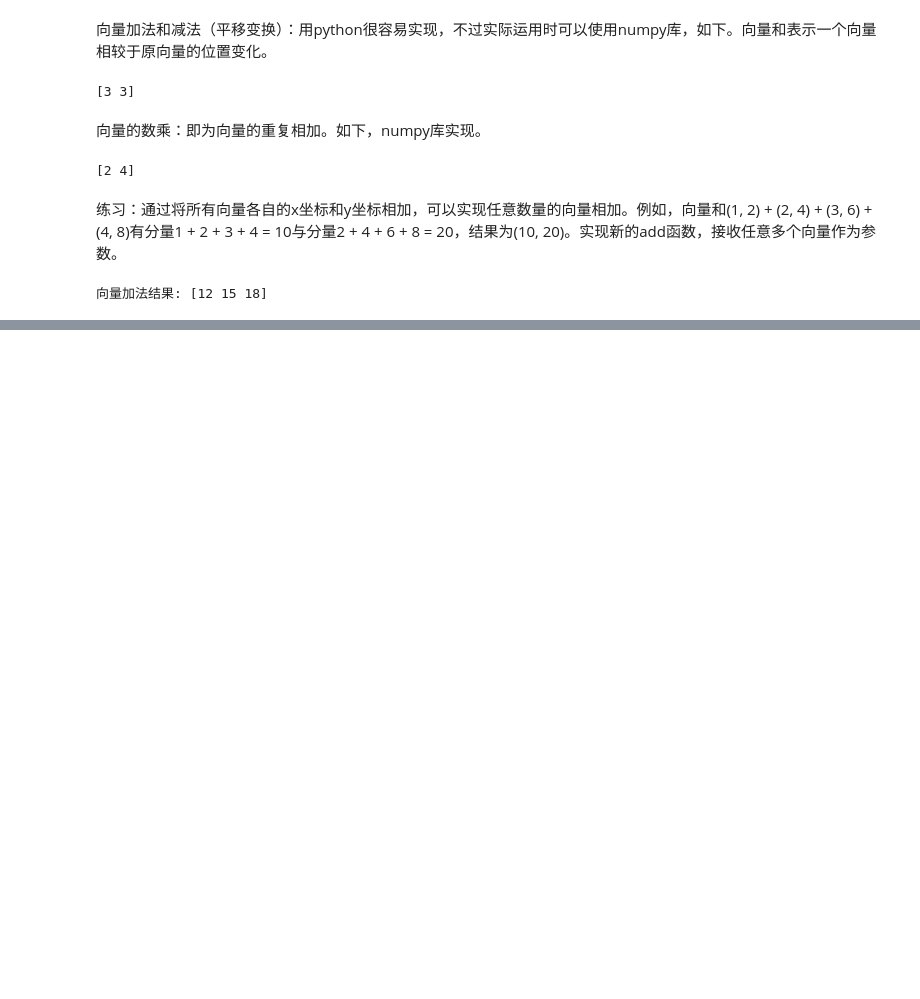
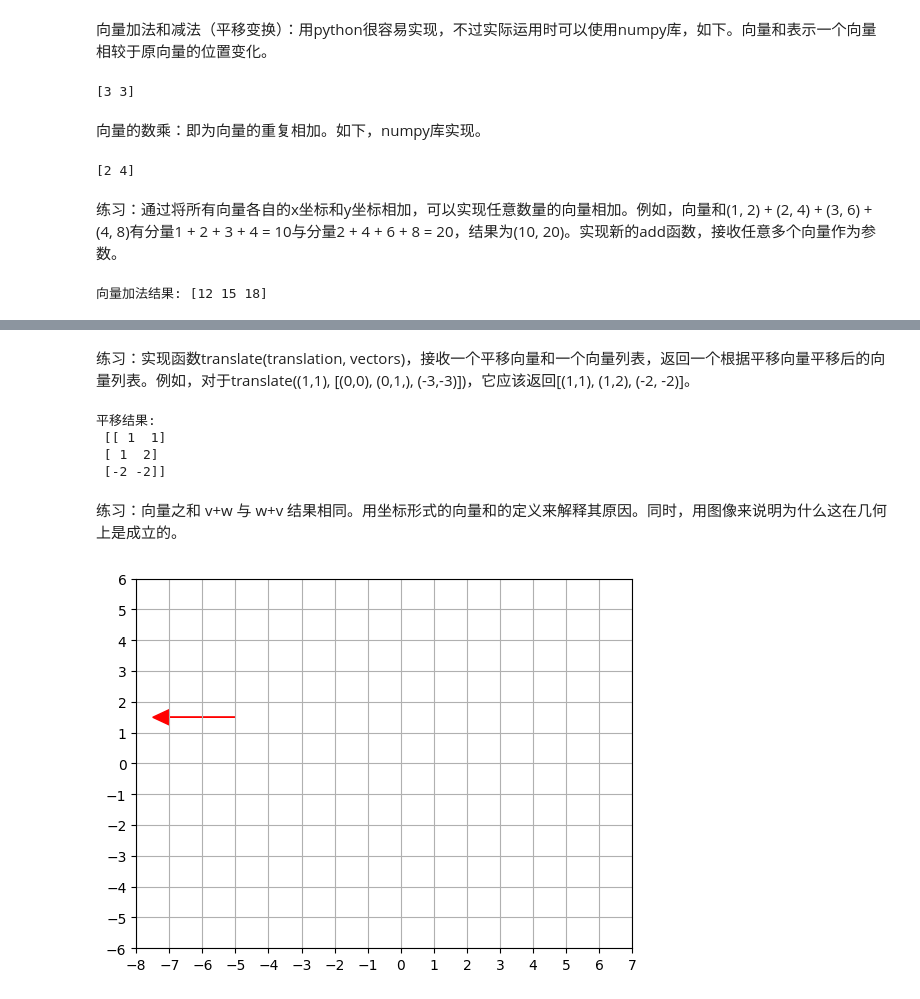
Before and after one commit to administrator418/MathWithPython, a Jupyter notebook: Math for Programmers/Part 1: Vectors and Graphics.ipynb, the cells around one changed output, grey strips where cells are left out. Saved outputs shown, nothing was run; the diff lists cells and outputs as text; code cells hidden in the pictures; blank space fills up the shorter version.

```diff
--- a/Math for Programmers/Part 1: Vectors and Graphics.ipynb
+++ b/Math for Programmers/Part 1: Vectors and Graphics.ipynb
@@ -155,0 +194,58 @@ print("向量加法结果:", result)
+# %% [markdown]
+练习：实现函数translate(translation, vectors)，接收一个平移向量和一个向量列表，返回一个根据平移向量平移后的向量列表。例如，对于translate((1,1), [(0,0), (0,1,), (-3,-3)])，它应该返回[(1,1), (1,2), (-2, -2)]。
+# %%
+import numpy as np
+
+def translate(translation, v):
+    # 将向量转换为 NumPy 数组
+    np_translation = np.array(translation)
+    np_v = np.array(v)
+
+    # 使用 NumPy 数组的广播机制进行向量加法
+    result = np_translation + np_v
+
+    return result
+
+# 示例
+translation = [1, 1]
+v = [(0, 0), (0, 1), (-3, -3)]
+
+result = translate(translation, v)
+print("平移结果:\n", result)
+# %% [output]
+平移结果:
+ [[ 1  1]
+ [ 1  2]
+ [-2 -2]]
+# %% [markdown]
+练习：向量之和 v+w 与 w+v 结果相同。用坐标形式的向量和的定义来解释其原因。同时，用图像来说明为什么这在几何上是成立的。
+# %%
+import matplotlib.pyplot as plt
+import numpy as np
+
+# 创建一个画布和坐标轴
+fig, ax = plt.subplots()
+
+# 画箭头
+# x, y 是箭头的起点坐标
+# dx, dy 是箭头的长度和方向(可以理解为起点坐标当作原点，箭头的终点坐标是原点加上 dx, dy)
+# head_width, head_length 是箭头的宽度和长度
+# fc, ec 是箭头的填充颜色和边框颜色
+ax.arrow(x=-5, y=1.5, dx=-2, dy=0, head_width=0.5, head_length=0.5, fc='red', ec='red')
+
+
+# 设置坐标轴的范围
+ax.set_xlim(-8, 7)
+ax.set_ylim(-6, 6)
+
+# 使用 numpy 生成间隔相等的刻度
+ax.set_xticks(np.arange(-8, 8, 1))
+ax.set_yticks(np.arange(-6, 7, 1))
+
+# 显示网格线
+ax.grid(True)
+
+# 显示图形
+plt.show()
+# %% [output]
+[figure, added]
```
Also changed, not shown: parts of 3 cells of this notebook, 3 other files.
